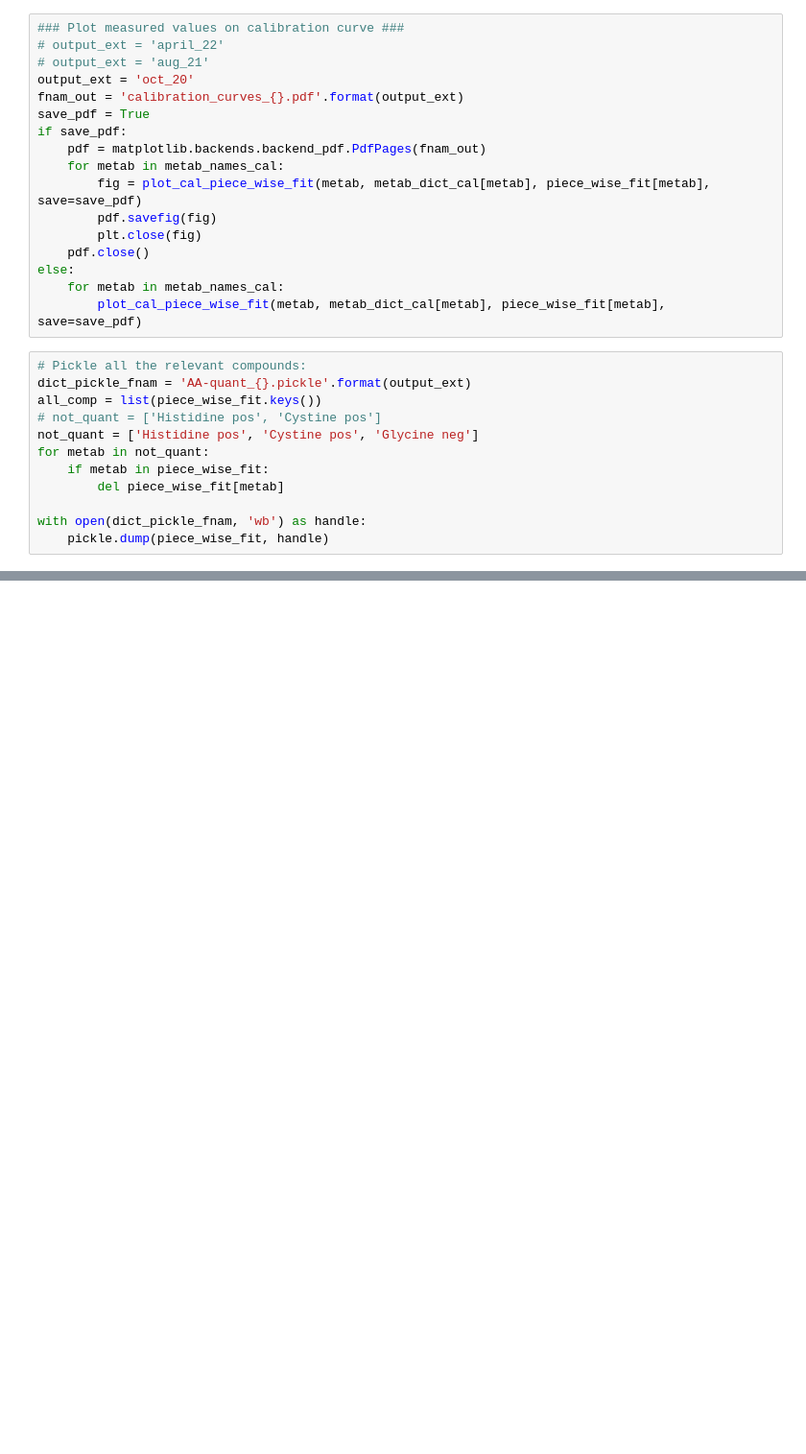
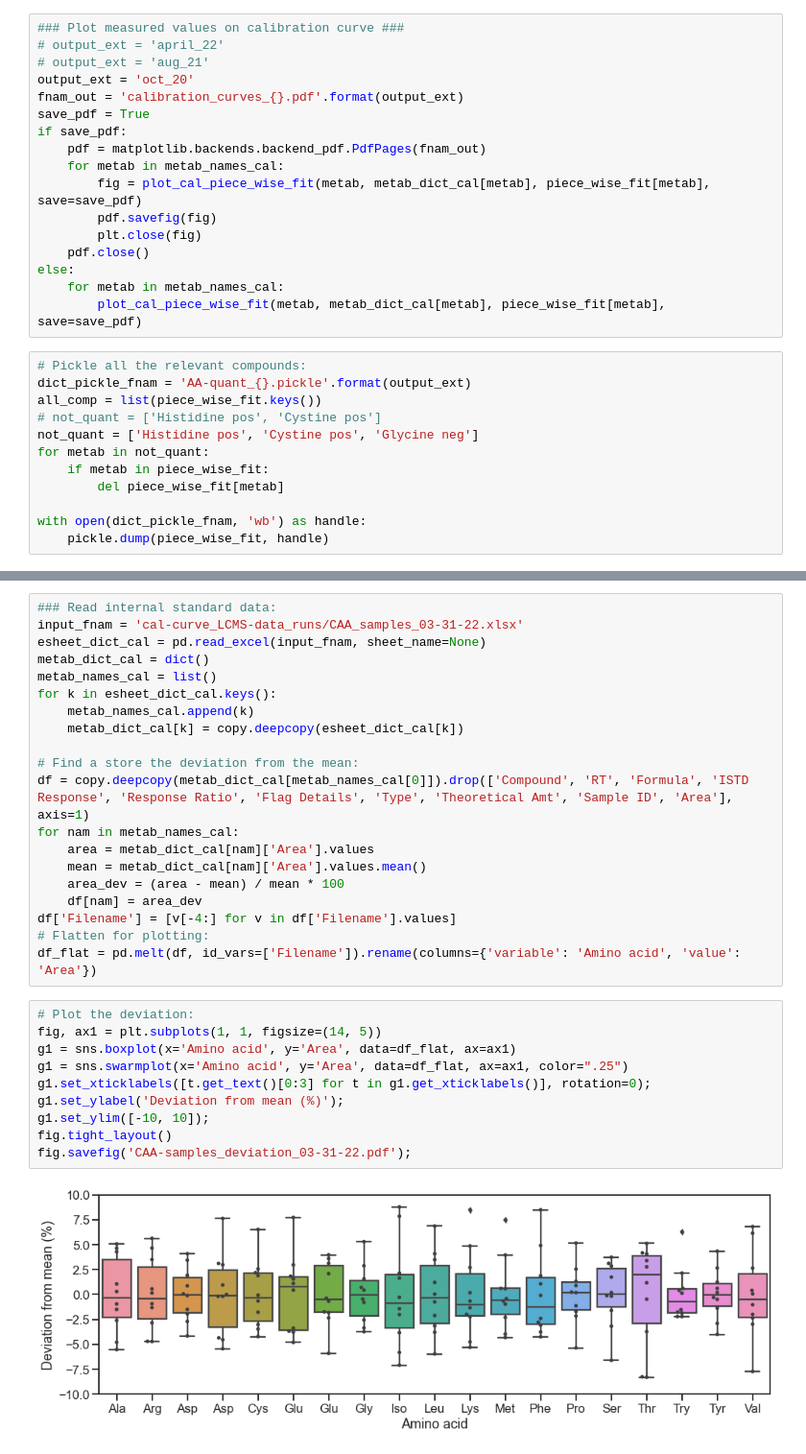
Before and after one commit to krdav/lab-work, a Jupyter notebook: LCMS_IS-quantification/AA_quant_standard-curve/plot_cal-curve.ipynb, the cells around one changed output, grey strips where cells are left out. Shown at 96% size. Cells and saved outputs as stored; diff of their text form; blank space fills up the shorter version.

```diff
--- a/LCMS_IS-quantification/AA_quant_standard-curve/plot_cal-curve.ipynb
+++ b/LCMS_IS-quantification/AA_quant_standard-curve/plot_cal-curve.ipynb
@@ -415,0 +420,32 @@ with open(dict_pickle_fnam, 'wb') as handle:
+# %%
+### Read internal standard data:
+input_fnam = 'cal-curve_LCMS-data_runs/CAA_samples_03-31-22.xlsx'
+esheet_dict_cal = pd.read_excel(input_fnam, sheet_name=None)
+metab_dict_cal = dict()
+metab_names_cal = list()
+for k in esheet_dict_cal.keys():
+    metab_names_cal.append(k)
+    metab_dict_cal[k] = copy.deepcopy(esheet_dict_cal[k])
+
+# Find a store the deviation from the mean:
+df = copy.deepcopy(metab_dict_cal[metab_names_cal[0]]).drop(['Compound', 'RT', 'Formula', 'ISTD Response', 'Response Ratio', 'Flag Details', 'Type', 'Theoretical Amt', 'Sample ID', 'Area'], axis=1)
+for nam in metab_names_cal:
+    area = metab_dict_cal[nam]['Area'].values
+    mean = metab_dict_cal[nam]['Area'].values.mean()
+    area_dev = (area - mean) / mean * 100
+    df[nam] = area_dev
+df['Filename'] = [v[-4:] for v in df['Filename'].values]
+# Flatten for plotting:
+df_flat = pd.melt(df, id_vars=['Filename']).rename(columns={'variable': 'Amino acid', 'value': 'Area'})
+# %%
+# Plot the deviation:
+fig, ax1 = plt.subplots(1, 1, figsize=(14, 5))
+g1 = sns.boxplot(x='Amino acid', y='Area', data=df_flat, ax=ax1)
+g1 = sns.swarmplot(x='Amino acid', y='Area', data=df_flat, ax=ax1, color=".25")
+g1.set_xticklabels([t.get_text()[0:3] for t in g1.get_xticklabels()], rotation=0);
+g1.set_ylabel('Deviation from mean (%)');
+g1.set_ylim([-10, 10]);
+fig.tight_layout()
+fig.savefig('CAA-samples_deviation_03-31-22.pdf');
+# %% [output]
+[figure, added]
```
Also changed, not shown: parts of 1 cell of this notebook, 2 other files.
